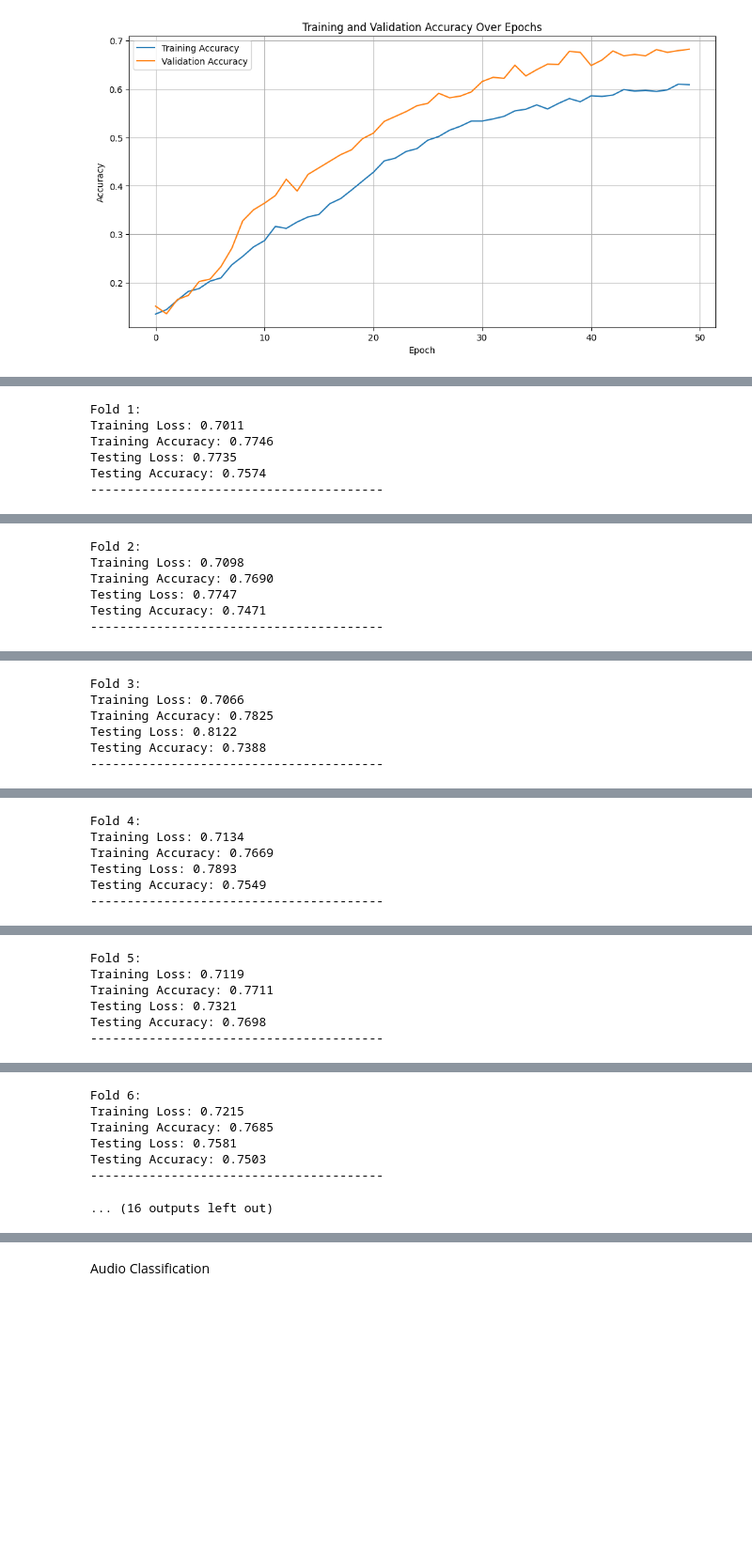
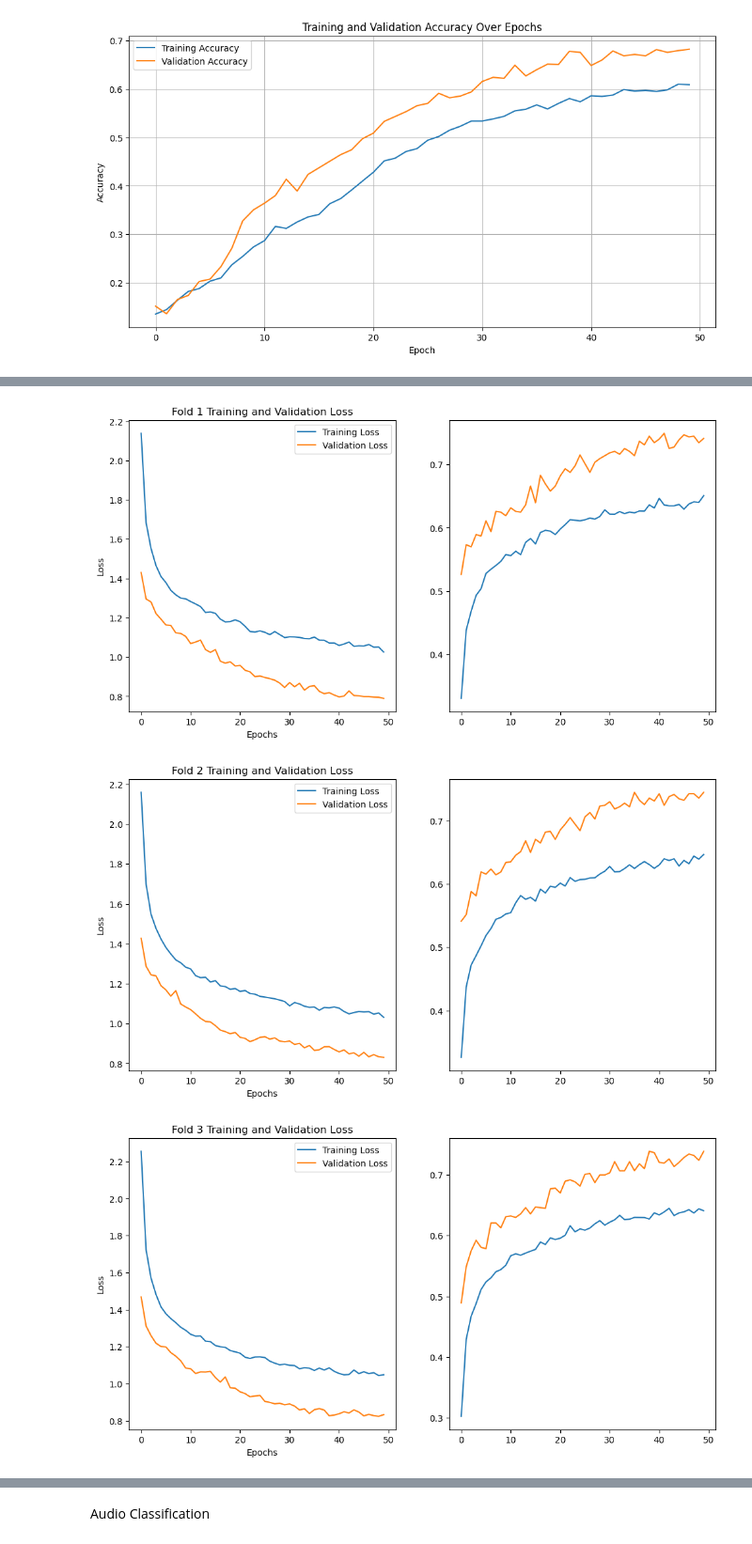
Before and after one commit to paulr28/MSc_DA_CA3, a Jupyter notebook: SoundFileExploration.ipynb, the cells around one changed output, grey strips where cells are left out. Shown: that part at 94% size. Drawn from its saved outputs; the diff is of its cells as text; code cells hidden in the pictures; blank space fills up the shorter version.

```diff
--- a/SoundFileExploration.ipynb
+++ b/SoundFileExploration.ipynb
@@ -89,8 +80,8 @@ np.save('features.npy', feature_list)
 np.save('labels.npy', label_list)
 # %%
 # Load features and labels (to save time during development)
-features = np.load('features.npy', allow_pickle=True)
-labels = np.load('labels.npy', allow_pickle=True)
+feature_list = np.load('features.npy', allow_pickle=True)
+label_list = np.load('labels.npy', allow_pickle=True)
 # %% [markdown]
 EDA
 # %%
@@ -110,9 +101,7 @@ class_1 = 'children_playing'
 class_2 = 'dog_bark'
 
 # Get the list of class labels
-class_labels = list(set(labels))
-feature_list = features
-label_list = labels
+class_labels = list(set(label_list))
 
 # Get the list of feature vectors for each class
 class_1_features = [feature_list[i] for i in range(len(feature_list)) if label_list[i] == class_1]
@@ -127,8 +116,8 @@ print('t = ' + str(t))
 print('p = ' + str(p))
 
 # Create a Pandas DataFrame to hold the feature vectors and class labels
-features_df = pd.DataFrame(features)
-features_df['class'] = labels
+features_df = pd.DataFrame(feature_list)
+features_df['class'] = label_list
 
 # Examine the DataFrame
 features_df.head()
@@ -571,6 +536,8 @@ Epoch 6/50
 # %%
+#This will take 10-12 mins to run
+
 # Convert the label list to numpy array
-#labels = np.array(label_list)
+labels = np.array(label_list)
 
 # Encode class labels to integers
 labelsfit = label_encoder.fit_transform(labels)
@@ -648,6 +629,0 @@ WARNING:absl:`lr` is deprecated in Keras optimizer, please use `learning_rate` o
-Fold 1:
-Training Loss: 0.7011
-Training Accuracy: 0.7746
-Testing Loss: 0.7735
-Testing Accuracy: 0.7574
-----------------------------------------
@@ -655,6 +629,0 @@ WARNING:absl:`lr` is deprecated in Keras optimizer, please use `learning_rate` o
-Fold 2:
-Training Loss: 0.7098
-Training Accuracy: 0.7690
-Testing Loss: 0.7747
-Testing Accuracy: 0.7471
-----------------------------------------
@@ -662,6 +629,0 @@ WARNING:absl:`lr` is deprecated in Keras optimizer, please use `learning_rate` o
-Fold 3:
-Training Loss: 0.7066
-Training Accuracy: 0.7825
-Testing Loss: 0.8122
-Testing Accuracy: 0.7388
-----------------------------------------
@@ -669,6 +629,0 @@ WARNING:absl:`lr` is deprecated in Keras optimizer, please use `learning_rate` o
-Fold 4:
-Training Loss: 0.7134
-Training Accuracy: 0.7669
-Testing Loss: 0.7893
-Testing Accuracy: 0.7549
-----------------------------------------
@@ -676,6 +629,0 @@ WARNING:absl:`lr` is deprecated in Keras optimizer, please use `learning_rate` o
-Fold 5:
-Training Loss: 0.7119
-Training Accuracy: 0.7711
-Testing Loss: 0.7321
-Testing Accuracy: 0.7698
-----------------------------------------
@@ -683,7 +630,3 @@ WARNING:absl:`lr` is deprecated in Keras optimizer, please use `learning_rate` o
-Fold 6:
-Training Loss: 0.7215
-Training Accuracy: 0.7685
-Testing Loss: 0.7581
-Testing Accuracy: 0.7503
-----------------------------------------
-... (16 outputs left out)
+[figure, added]
+[figure, added]
+[figure, added]
```
Also changed, not shown: parts of 12 cells of this notebook, 2 other files.
